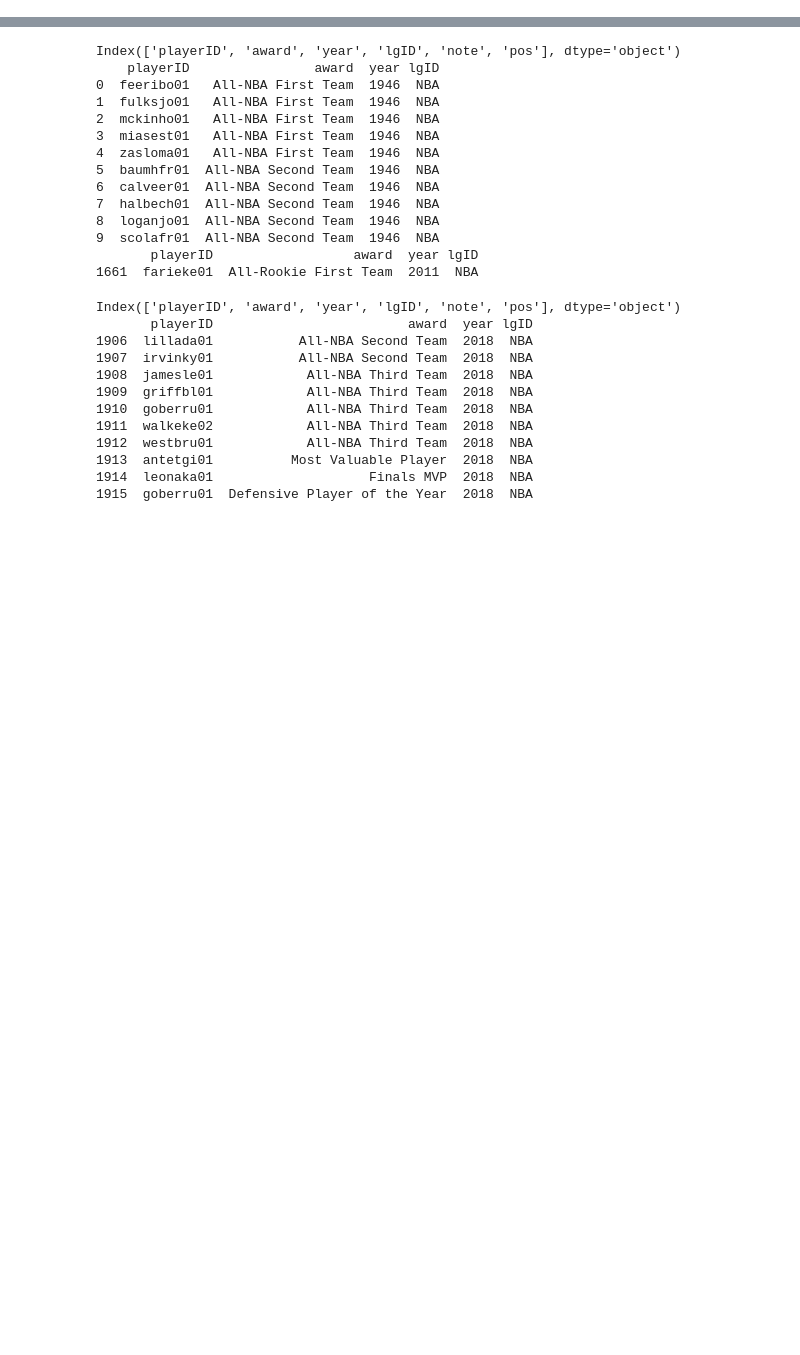
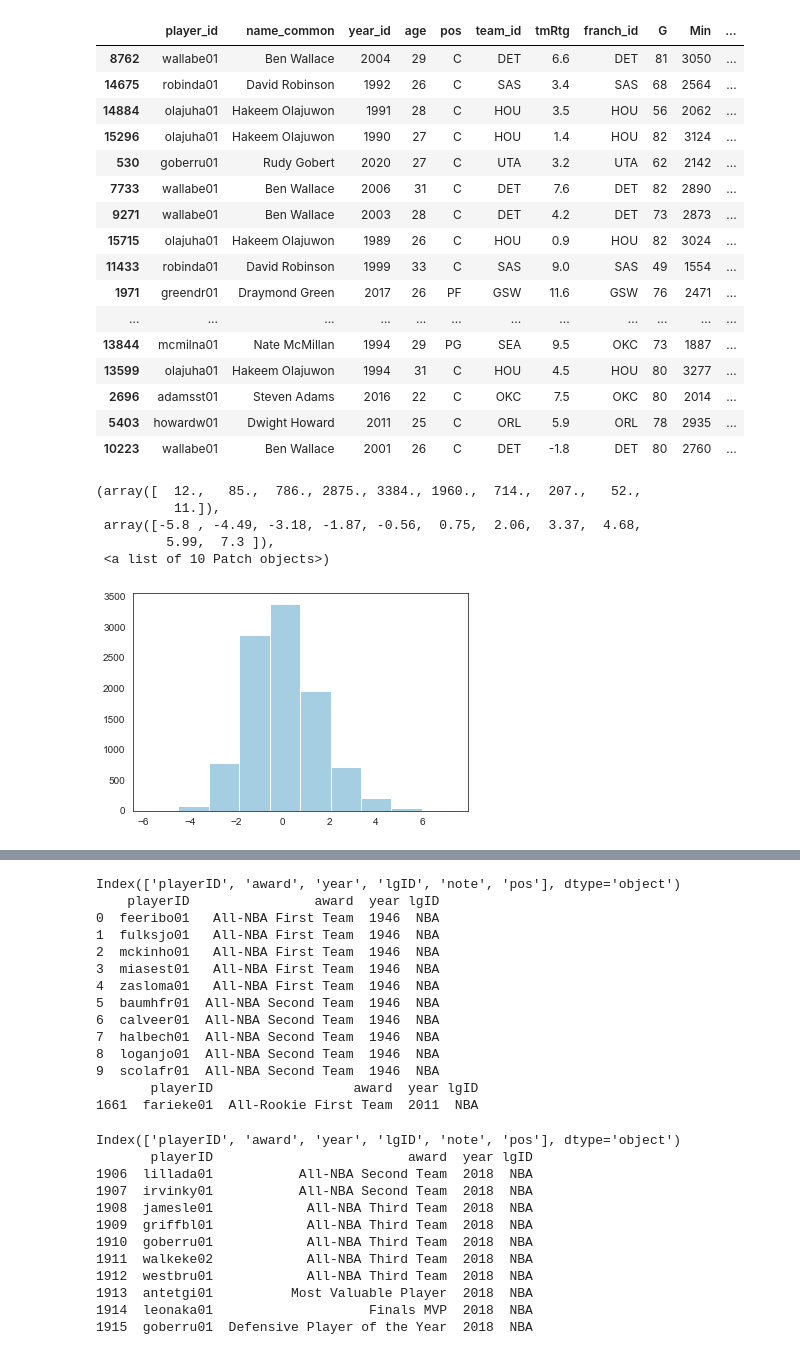
Before and after one commit to carl2727/NBA-data-analysis-project, a Jupyter notebook: 01.ipynb, the cells around one changed output, grey strips where cells are left out. Drawn from its saved outputs; the diff is of its cells as text; code cells hidden in the pictures; blank space fills up the shorter version.

```diff
--- a/01.ipynb
+++ b/01.ipynb
@@ -107,0 +259,28 @@ plt.show()
+# %%
+rap_d = nba1.sort_values(by="Raptor D", ascending=False)
+display(rap_d.head(25))
+plt.hist(rap_d["Raptor D"])
+# %% [output]
+|  | player_id | name_common | year_id | age | pos | team_id | tmRtg | franch_id | G | Min | ... |
+| 8762 | wallabe01 | Ben Wallace | 2004 | 29 | C | DET | 6.6 | DET | 81 | 3050 | ... |
+| 14675 | robinda01 | David Robinson | 1992 | 26 | C | SAS | 3.4 | SAS | 68 | 2564 | ... |
+| 14884 | olajuha01 | Hakeem Olajuwon | 1991 | 28 | C | HOU | 3.5 | HOU | 56 | 2062 | ... |
+| 15296 | olajuha01 | Hakeem Olajuwon | 1990 | 27 | C | HOU | 1.4 | HOU | 82 | 3124 | ... |
+| 530 | goberru01 | Rudy Gobert | 2020 | 27 | C | UTA | 3.2 | UTA | 62 | 2142 | ... |
+| 7733 | wallabe01 | Ben Wallace | 2006 | 31 | C | DET | 7.6 | DET | 82 | 2890 | ... |
+| 9271 | wallabe01 | Ben Wallace | 2003 | 28 | C | DET | 4.2 | DET | 73 | 2873 | ... |
+| 15715 | olajuha01 | Hakeem Olajuwon | 1989 | 26 | C | HOU | 0.9 | HOU | 82 | 3024 | ... |
+| 11433 | robinda01 | David Robinson | 1999 | 33 | C | SAS | 9.0 | SAS | 49 | 1554 | ... |
+| 1971 | greendr01 | Draymond Green | 2017 | 26 | PF | GSW | 11.6 | GSW | 76 | 2471 | ... |
+| ... | ... | ... | ... | ... | ... | ... | ... | ... | ... | ... | ... |
+| 13844 | mcmilna01 | Nate McMillan | 1994 | 29 | PG | SEA | 9.5 | OKC | 73 | 1887 | ... |
+| 13599 | olajuha01 | Hakeem Olajuwon | 1994 | 31 | C | HOU | 4.5 | HOU | 80 | 3277 | ... |
+| 2696 | adamsst01 | Steven Adams | 2016 | 22 | C | OKC | 7.5 | OKC | 80 | 2014 | ... |
+| 5403 | howardw01 | Dwight Howard | 2011 | 25 | C | ORL | 5.9 | ORL | 78 | 2935 | ... |
+| 10223 | wallabe01 | Ben Wallace | 2001 | 26 | C | DET | -1.8 | DET | 80 | 2760 | ... |
+(array([  12.,   85.,  786., 2875., 3384., 1960.,  714.,  207.,   52.,
+          11.]),
+ array([-5.8 , -4.49, -3.18, -1.87, -0.56,  0.75,  2.06,  3.37,  4.68,
+         5.99,  7.3 ]),
+ <a list of 10 Patch objects>)
+[figure, added]
```
Also changed, not shown: parts of 40 cells of this notebook.
